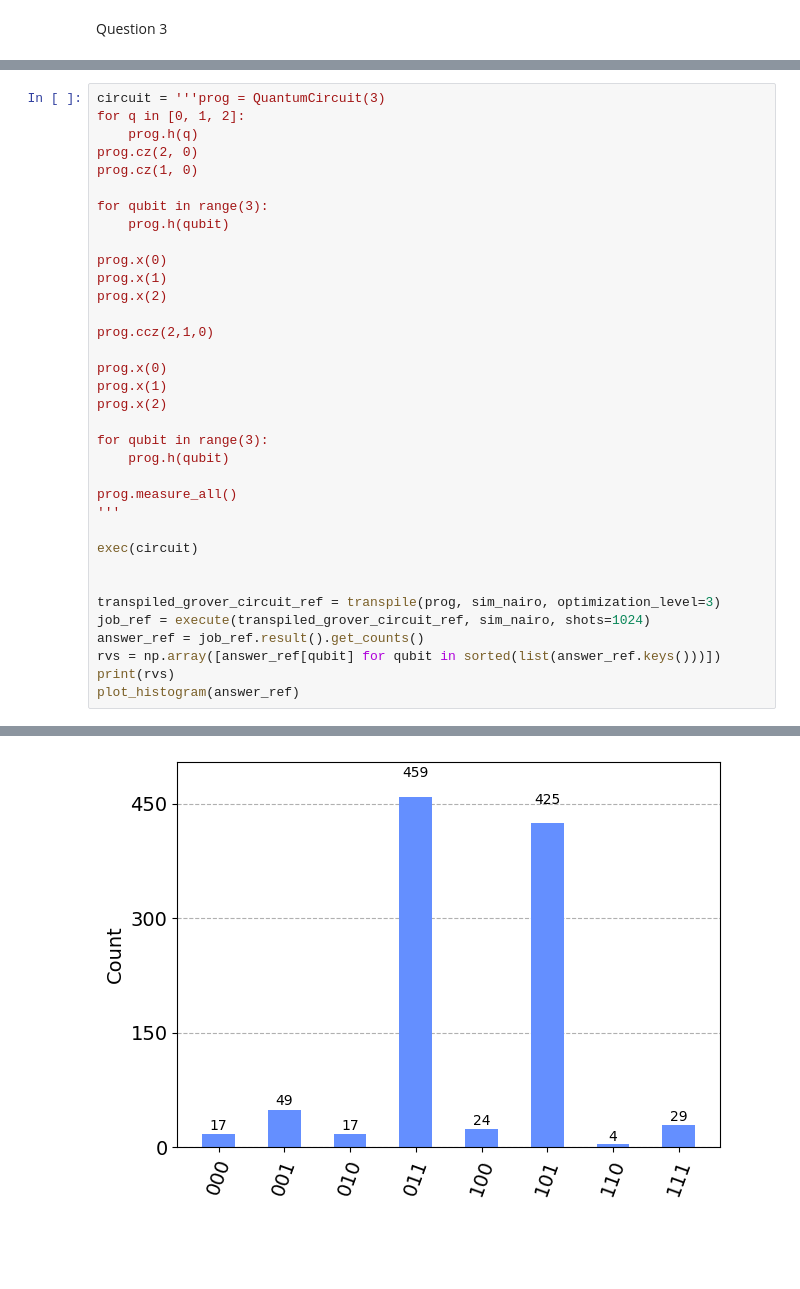
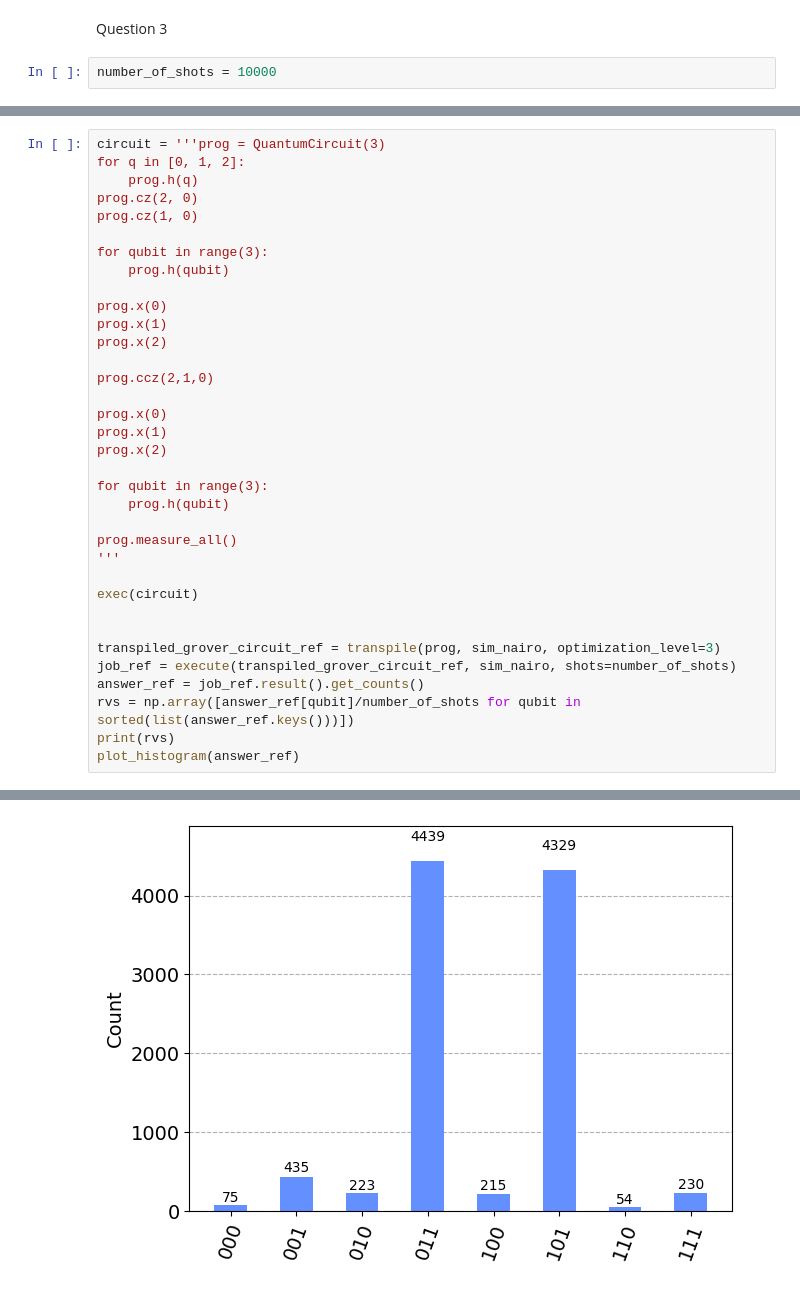
Before and after one commit to AdamNaoui/LOG6953C_TPs, a Jupyter notebook: TP3/tp3.ipynb, the cells around one changed output, grey strips where cells are left out. Cells and saved outputs as stored; diff of their text form; blank space fills up the shorter version.

Commit message:
div by number of observation

```diff
--- a/TP3/tp3.ipynb
+++ b/TP3/tp3.ipynb
@@ -361,6 +361,8 @@ prog.draw(output='mpl')
 [figure]
 # %% [markdown]
 Question 3
+# %%
+number_of_shots = 10000
 # %%
 device_backend = FakeNairobi()
 sim_nairo = AerSimulator.from_backend(device_backend)
@@ -484,9 +486,9 @@ exec(circuit)
 
 
 transpiled_grover_circuit_ref = transpile(prog, sim_nairo, optimization_level=3)
-job_ref = execute(transpiled_grover_circuit_ref, sim_nairo, shots=1024)
+job_ref = execute(transpiled_grover_circuit_ref, sim_nairo, shots=number_of_shots)
 answer_ref = job_ref.result().get_counts()
-rvs = np.array([answer_ref[qubit] for qubit in sorted(list(answer_ref.keys()))])
+rvs = np.array([answer_ref[qubit]/number_of_shots for qubit in sorted(list(answer_ref.keys()))])
 print(rvs)
 plot_histogram(answer_ref)
 # %% [output]
@@ -494,4 +496,4 @@ plot_histogram(answer_ref)
-[figure, old version]
+[figure, new version]
 # %%
 # suppression de porte
 mutant_1 = '''prog = QuantumCircuit(3)
```
Also changed, not shown: parts of 5 cells of this notebook.
